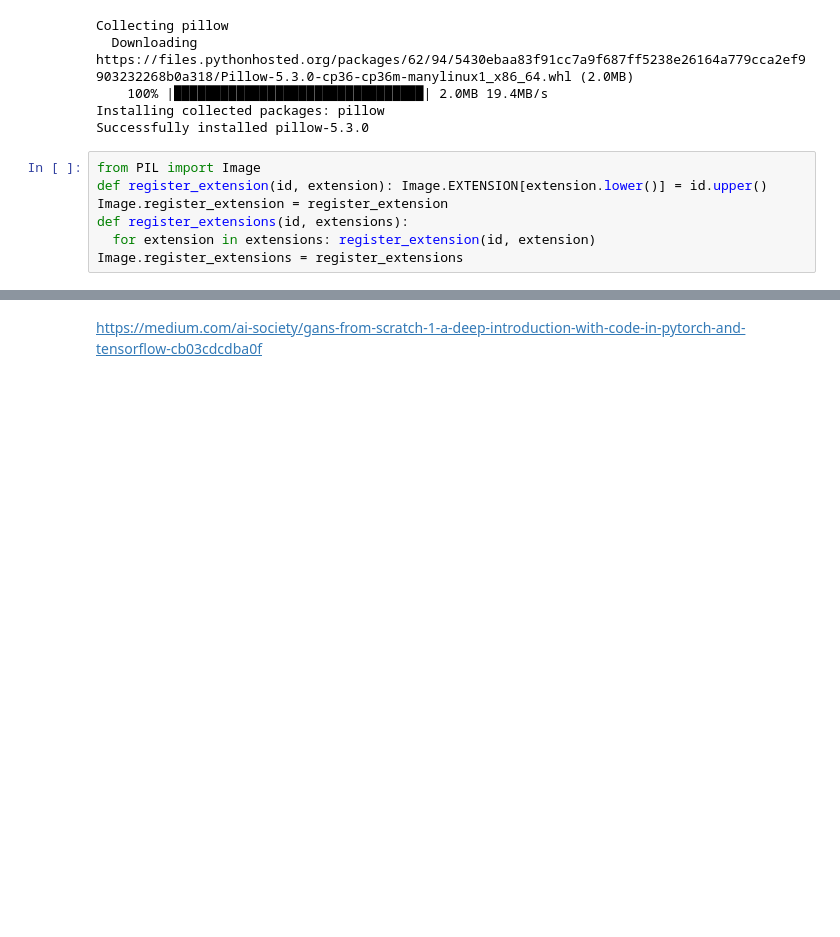
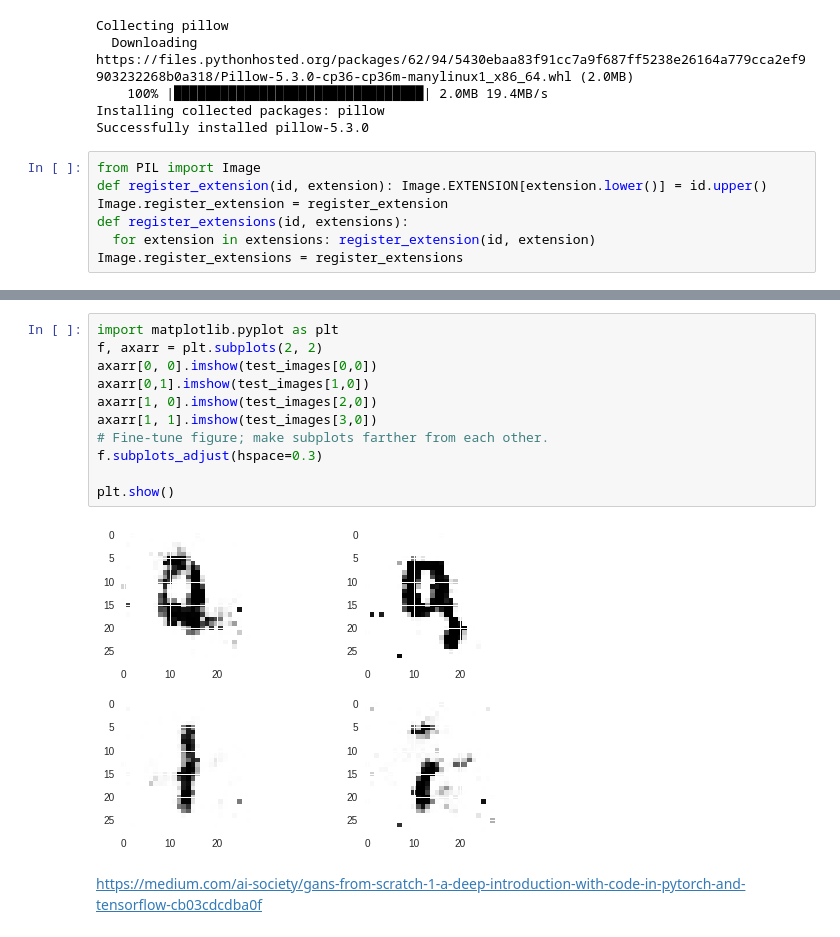
Before and after one commit to MicroprocessorX069/Generative-Adversial-Network-, a Jupyter notebook: GANFirstModel.ipynb, the cells around one changed output, grey strips where cells are left out. Drawn from its saved outputs; the diff is of its cells as text; blank space fills up the shorter version.

```diff
--- a/GANFirstModel.ipynb
+++ b/GANFirstModel.ipynb
@@ -251,2 +269,15 @@ AttributeError: ignored
+# %%
+import matplotlib.pyplot as plt
+f, axarr = plt.subplots(2, 2)
+axarr[0, 0].imshow(test_images[0,0])
+axarr[0,1].imshow(test_images[1,0])
+axarr[1, 0].imshow(test_images[2,0])
+axarr[1, 1].imshow(test_images[3,0])
+# Fine-tune figure; make subplots farther from each other.
+f.subplots_adjust(hspace=0.3)
+
+plt.show()
+# %% [output]
+[figure, added]
 # %% [markdown]
 https://medium.com/ai-society/gans-from-scratch-1-a-deep-introduction-with-code-in-pytorch-and-tensorflow-cb03cdcdba0f
```
Also changed, not shown: parts of 1 cell of this notebook.
